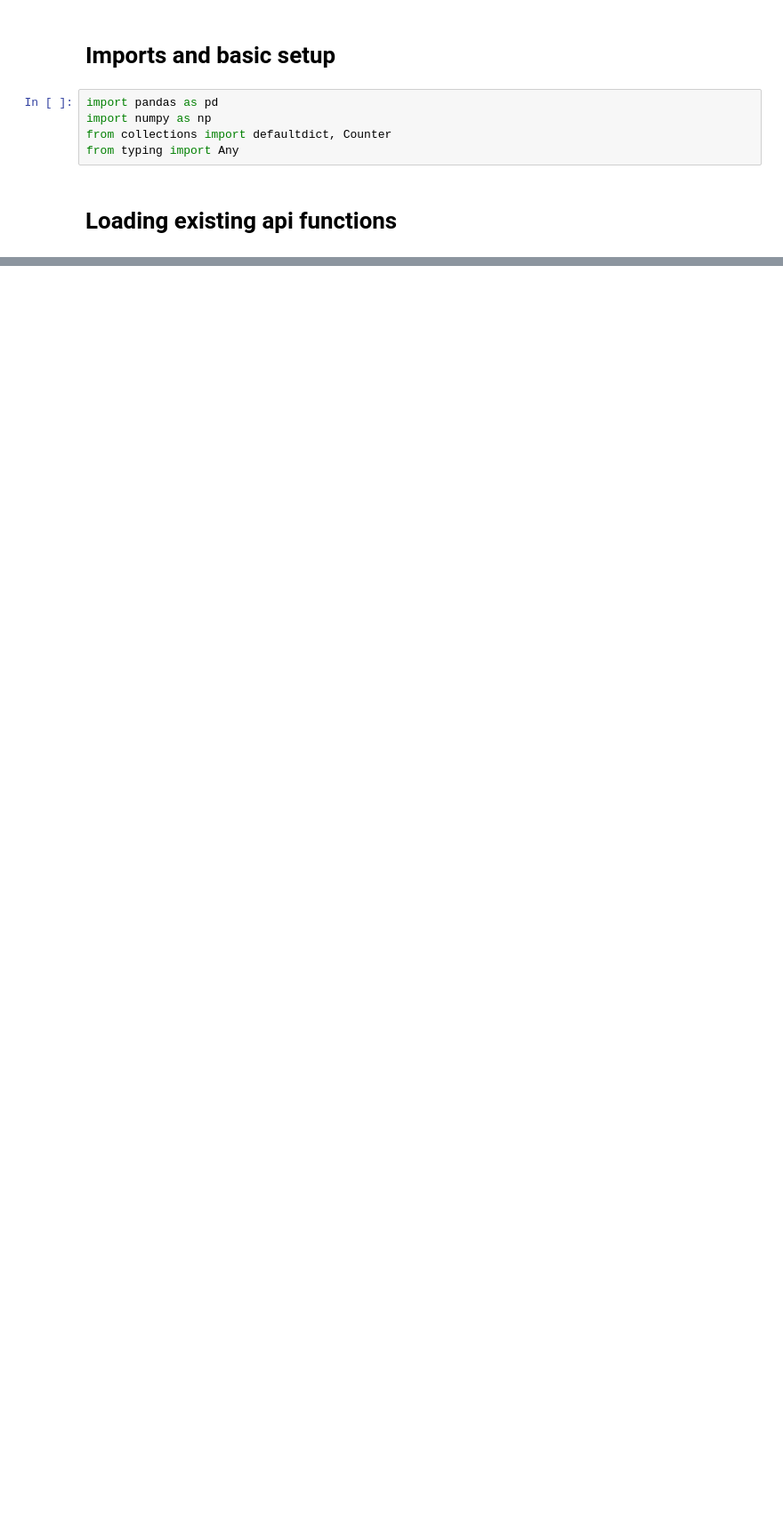
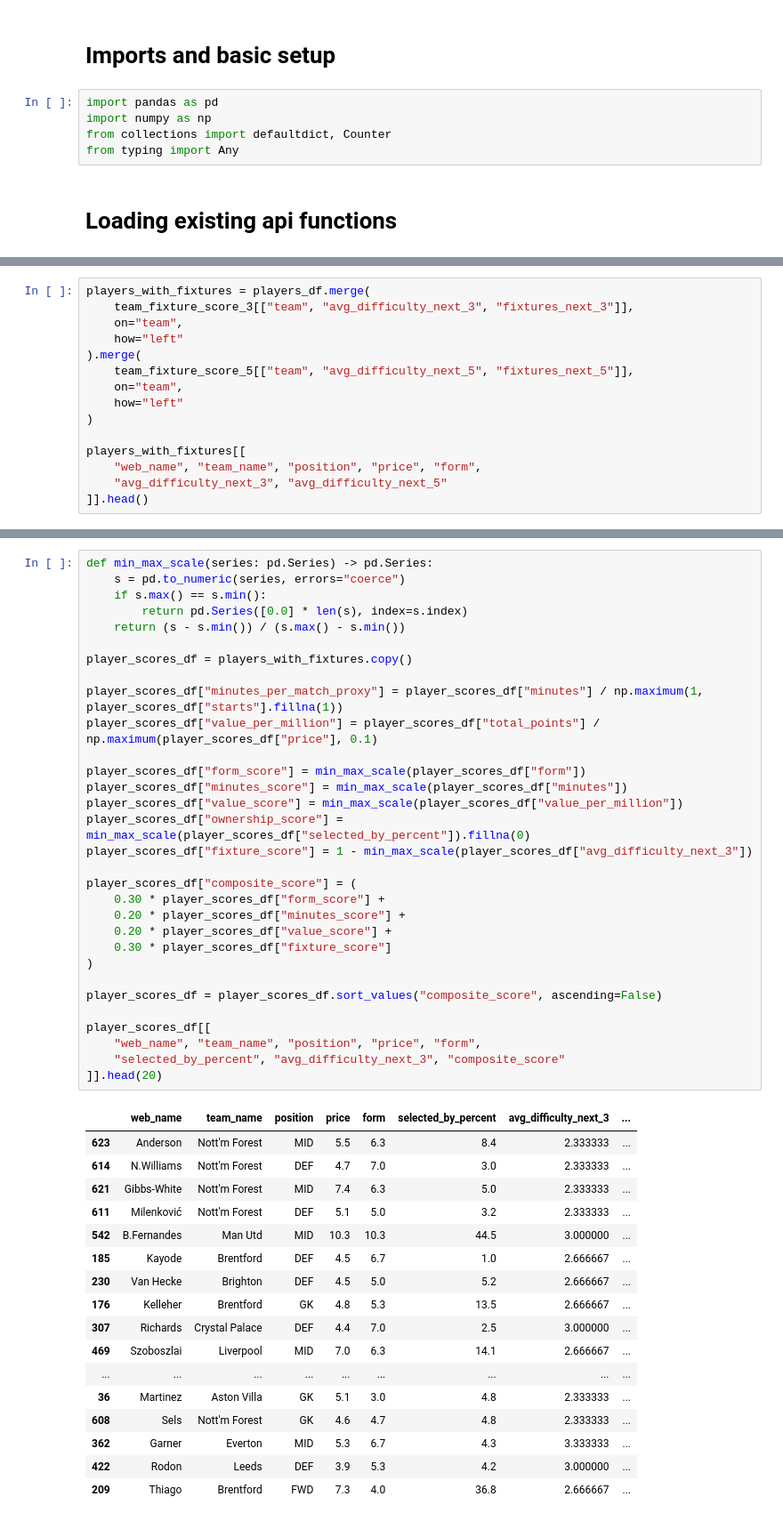
Before and after one commit to TumeloKonaite/FPL-Technocrat, a Jupyter notebook: notebooks/fpl_api.ipynb, the cells around one changed output, grey strips where cells are left out. Shown at 89% size. Cells and saved outputs as stored; diff of their text form; blank space fills up the shorter version.

```diff
--- a/notebooks/fpl_api.ipynb
+++ b/notebooks/fpl_api.ipynb
@@ -24,0 +229,15 @@ ModuleNotFoundError: No module named 'src'
+# %%
+players_with_fixtures = players_df.merge(
+    team_fixture_score_3[["team", "avg_difficulty_next_3", "fixtures_next_3"]],
+    on="team",
+    how="left"
+).merge(
+    team_fixture_score_5[["team", "avg_difficulty_next_5", "fixtures_next_5"]],
+    on="team",
+    how="left"
+)
+
+players_with_fixtures[[
+    "web_name", "team_name", "position", "price", "form",
+    "avg_difficulty_next_3", "avg_difficulty_next_5"
+]].head()
@@ -24,0 +253,49 @@ ModuleNotFoundError: No module named 'src'
+# %%
+def min_max_scale(series: pd.Series) -> pd.Series:
+    s = pd.to_numeric(series, errors="coerce")
+    if s.max() == s.min():
+        return pd.Series([0.0] * len(s), index=s.index)
+    return (s - s.min()) / (s.max() - s.min())
+
+player_scores_df = players_with_fixtures.copy()
+
+player_scores_df["minutes_per_match_proxy"] = player_scores_df["minutes"] / np.maximum(1, player_scores_df["starts"].fillna(1))
+player_scores_df["value_per_million"] = player_scores_df["total_points"] / np.maximum(player_scores_df["price"], 0.1)
+
+player_scores_df["form_score"] = min_max_scale(player_scores_df["form"])
+player_scores_df["minutes_score"] = min_max_scale(player_scores_df["minutes"])
+player_scores_df["value_score"] = min_max_scale(player_scores_df["value_per_million"])
+player_scores_df["ownership_score"] = min_max_scale(player_scores_df["selected_by_percent"]).fillna(0)
+player_scores_df["fixture_score"] = 1 - min_max_scale(player_scores_df["avg_difficulty_next_3"])
+
+player_scores_df["composite_score"] = (
+    0.30 * player_scores_df["form_score"] +
+    0.20 * player_scores_df["minutes_score"] +
+    0.20 * player_scores_df["value_score"] +
+    0.30 * player_scores_df["fixture_score"]
+)
+
+player_scores_df = player_scores_df.sort_values("composite_score", ascending=False)
+
+player_scores_df[[
+    "web_name", "team_name", "position", "price", "form",
+    "selected_by_percent", "avg_difficulty_next_3", "composite_score"
+]].head(20)
+# %% [output]
+|  | web_name | team_name | position | price | form | selected_by_percent | avg_difficulty_next_3 | ... |
+| 623 | Anderson | Nott'm Forest | MID | 5.5 | 6.3 | 8.4 | 2.333333 | ... |
+| 614 | N.Williams | Nott'm Forest | DEF | 4.7 | 7.0 | 3.0 | 2.333333 | ... |
+| 621 | Gibbs-White | Nott'm Forest | MID | 7.4 | 6.3 | 5.0 | 2.333333 | ... |
+| 611 | Milenković | Nott'm Forest | DEF | 5.1 | 5.0 | 3.2 | 2.333333 | ... |
+| 542 | B.Fernandes | Man Utd | MID | 10.3 | 10.3 | 44.5 | 3.000000 | ... |
+| 185 | Kayode | Brentford | DEF | 4.5 | 6.7 | 1.0 | 2.666667 | ... |
+| 230 | Van Hecke | Brighton | DEF | 4.5 | 5.0 | 5.2 | 2.666667 | ... |
+| 176 | Kelleher | Brentford | GK | 4.8 | 5.3 | 13.5 | 2.666667 | ... |
+| 307 | Richards | Crystal Palace | DEF | 4.4 | 7.0 | 2.5 | 3.000000 | ... |
+| 469 | Szoboszlai | Liverpool | MID | 7.0 | 6.3 | 14.1 | 2.666667 | ... |
+| ... | ... | ... | ... | ... | ... | ... | ... | ... |
+| 36 | Martinez | Aston Villa | GK | 5.1 | 3.0 | 4.8 | 2.333333 | ... |
+| 608 | Sels | Nott'm Forest | GK | 4.6 | 4.7 | 4.8 | 2.333333 | ... |
+| 362 | Garner | Everton | MID | 5.3 | 6.7 | 4.3 | 3.333333 | ... |
+| 422 | Rodon | Leeds | DEF | 3.9 | 5.3 | 4.2 | 3.000000 | ... |
+| 209 | Thiago | Brentford | FWD | 7.3 | 4.0 | 36.8 | 2.666667 | ... |
```
Also changed, not shown: parts of 22 cells of this notebook, 29 other files.
